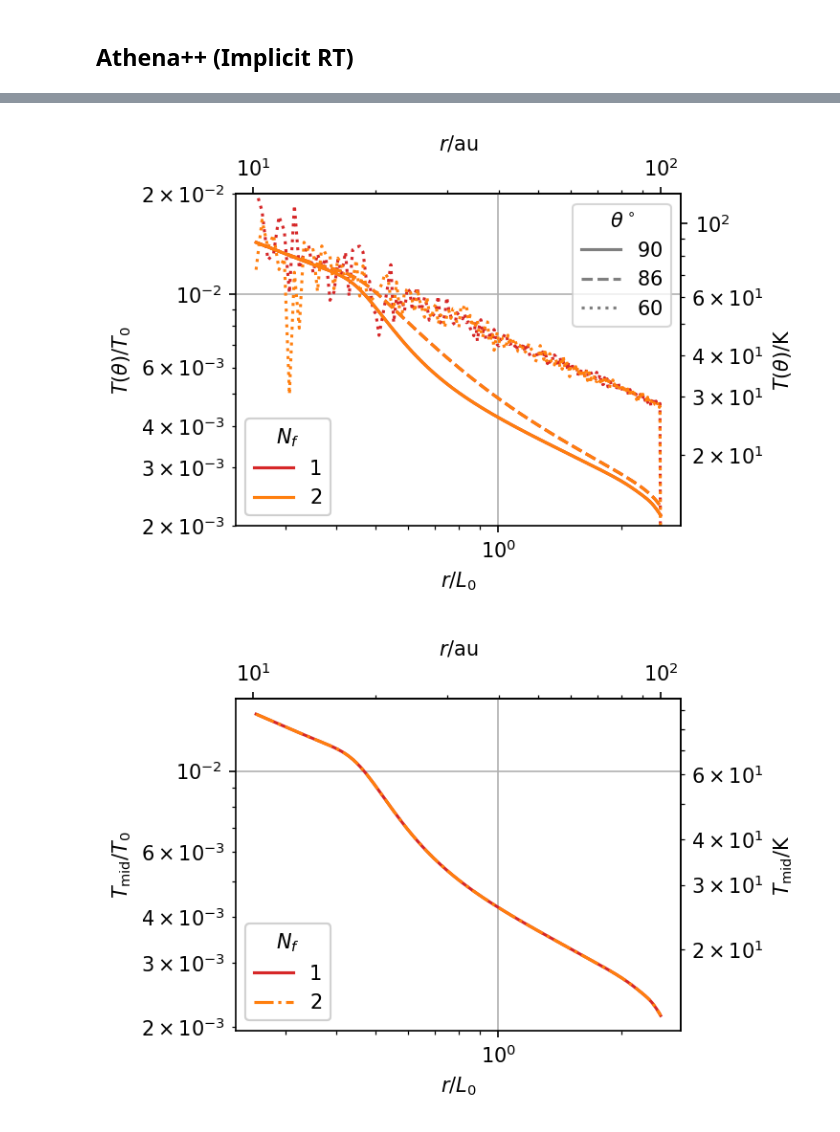
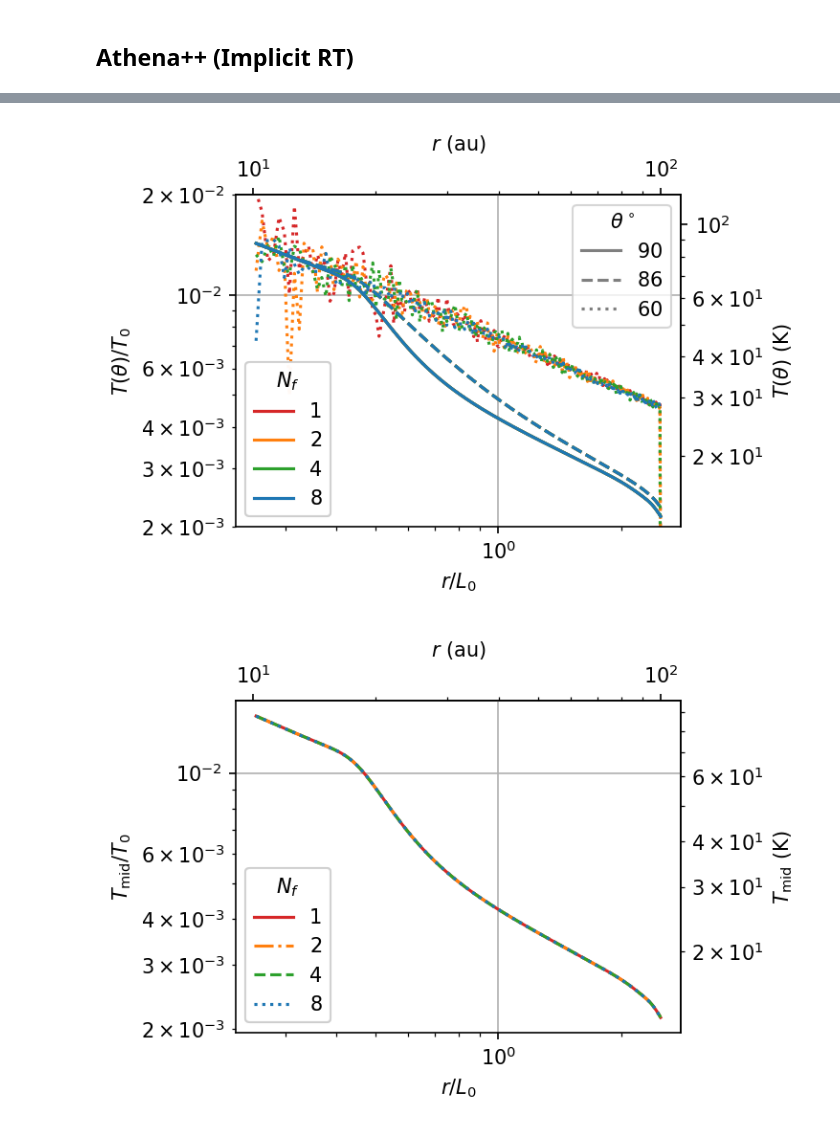
Before and after one commit to sabaronett/rad-hydro, a Jupyter notebook: athena/dev/yanfeij/const_opac_raytrace/implicit/mf_flux/MGRTHeat.ipynb, the cells around one changed output, grey strips where cells are left out. Drawn from its saved outputs; the diff is of its cells as text; code cells hidden in the pictures.

```diff
--- a/athena/dev/yanfeij/const_opac_raytrace/implicit/mf_flux/MGRTHeat.ipynb
+++ b/athena/dev/yanfeij/const_opac_raytrace/implicit/mf_flux/MGRTHeat.ipynb
@@ -379,10 +379,10 @@ problem_id = 'const_opac_raytrace'
 fig, axs = plt.subplots(nrows=2, sharex=True, figsize=(4, 6), dpi=150)
 tab_colors = ['tab:red', 'tab:orange', 'tab:green', 'tab:blue', 'tab:purple',
       'tab:brown', 'tab:pink', 'tab:gray', 'tab:olive', 'tab:cyan']
-runs = ['nfreq1', 'nfreq2']
+lss = ['solid', 'dashdot', 'dashed', 'dotted', (0, (1, 5))]
+runs = ['nfreq1', 'nfreq2', 'nfreq4', 'nfreq8']
 crat = None
 theta = None
-shift = 0
 
 # Read and plot
 for i, run in enumerate(runs):
@@ -391,7 +391,7 @@ for i, run in enumerate(runs):
     Vmax = 4/3*np.pi*athinput['mesh']['x1max']**3
     Vmin = 4/3*np.pi*athinput['mesh']['x1min']**3
     Vtot = (Vmax - Vmin)/2
-    gamma = athinput['hydro']['gamma']       # C_p/C_v = 1 + 2/DoF
+    gamma = athinput['hydro']['gamma'] # C_p/C_v = 1 + 2/DoF
     hst = athena_read.hst(f'{path}/output/{problem_id}.hst')
     T = hst['tot-E']*(gamma - 1)*Vtot/hst['mass']
 
@@ -400,8 +400,8 @@ for i, run in enumerate(runs):
         N_f = athinput['radiation']['n_frequency']
         Er = Er.reshape(-1, N_f)
         Er = Er.sum(axis=1)
-    axs[0].plot(hst['time'], Er, tab_colors[i])
-    axs[1].plot(hst['time'], T, tab_colors[i], label=f'{run[-1:]}')
+    axs[0].plot(hst['time'], Er, tab_colors[i], ls=lss[i])
+    axs[1].plot(hst['time'], T, tab_colors[i], ls=lss[i], label=f'{run[-1:]}')
 
     # Compute light crossing time for oblique beams
     Lx = athinput['mesh']['x1max'] - athinput['mesh']['x1min']
@@ -427,9 +427,9 @@ ax_r = axs[0].secondary_xaxis('top', functions=(t2s, t2s))
 ax_E = axs[0].secondary_yaxis('right', functions=(E2erg, E2erg))
 ax_T = axs[1].secondary_yaxis('right', functions=(T2cgs, T2cgs))
 
-ax_r.set(xlabel=r'$t$/s')
-ax_E.set(ylabel=r'$E_\mathrm{r,tot}$/erg')
-ax_T.set(ylabel=r'$T_\mathrm{tot}$/K')
+ax_r.set(xlabel=r'$t$ (s)')
+ax_E.set(ylabel=r'$E_\mathrm{r,tot}$ (erg)')
+ax_T.set(ylabel=r'$T_\mathrm{tot}$ (K)')
 
 # Plot ghost point(s) for colorless linestyles
 axs[0].plot([], [], 'tab:gray', linestyle=':', label=r'$t_\mathrm{cross}$')
@@ -445,5 +445,5 @@ axs[0].set(ylabel=r'$E_\mathrm{r,tot}/(a_\mathrm{r}T_0^4)$')
 axs[1].legend(title=r'$N_f$')
 axs[1].set(ylabel=r'$T_\mathrm{tot}/T_0$', xlabel='$t/t_0$', xscale='log')
 plt.subplots_adjust(hspace=0)
-# plt.savefig(f'NAME.jpg', bbox_inches='tight', pad_inches=0.01)
+# plt.savefig('filename.pdf', bbox_inches='tight', pad_inches=0.01)
 # %% [output]
@@ -577,7 +517,7 @@ tab_colors = ['tab:red', 'tab:orange', 'tab:green', 'tab:blue', 'tab:purple',
 theta_degs = [90, 86, 60]
 lss = ['solid', 'dashed', 'dotted']
 c_solns, ls_thetas = [], []
-runs = ['nfreq1', 'nfreq2']
+runs = ['nfreq1', 'nfreq2', 'nfreq4', 'nfreq8']
 ylim = (2e-3, 2e-2)
 
 # Read and plot Athena++ solutions
@@ -592,37 +532,37 @@ for i, run in enumerate(runs):
   for th, theta_deg in enumerate(theta_degs):
     j = int(theta_deg/rad2deg/dtheta)
     ax.plot(athdf['x1v'], T_field[j, :], color=tab_colors[i], ls=lss[th])
     if i == 0:
       ls_thetas.append(ax.plot([], [], color='tab:gray', ls=lss[th],
                        label=rf'${theta_deg}$')[0])
 
   c_solns.append(ax.plot([], [], color=tab_colors[i], label=run[5:])[0])
 
 # Plot ghost points for colorless line style and add legends
 ls_legend = plt.legend(title=r'$\theta^\circ$', handles=ls_thetas,
                        loc='upper right')
 color_legend = plt.legend(title=r'$N_f$', handles=c_solns,
                           loc='lower left')
 ax.add_artist(ls_legend)
 ax.add_artist(color_legend)
 
 # Format secondary axes in cgs
 ax_r = ax.secondary_xaxis('top', functions=(r2au, r2au))
 ax_T = ax.secondary_yaxis('right', functions=(T2cgs, T2cgs))
 ax_r.minorticks_on()
 ax_T.minorticks_on()
-ax_r.set(xlabel=r'$r$/au')
-ax_T.set(ylabel=r'$T(\theta)$/K')
+ax_r.set(xlabel=r'$r$ (au)')
+ax_T.set(ylabel=r'$T(\theta)$ (K)')
 
 # Format (sub)plots
 ax.grid()
 ax.minorticks_on()
 ax.set(xlabel=r'$r/L_0$', xscale='log', yscale='log', ylim=ylim,
        ylabel=r'$T(\theta)/T_0$')
 ax.tick_params(axis='both', which='both')
-# plt.savefig('figs/frame.jpg', bbox_inches='tight')
+# plt.savefig('filename.pdf', bbox_inches='tight', pad_inches=0.01)
 # %% [output]
-[figure, old version]
+[figure, new version]
 # %%
 #===============================================================================
 problem_id = 'const_opac_raytrace'
@@ -631,7 +571,7 @@ tab_colors = ['tab:red', 'tab:orange', 'tab:green', 'tab:blue', 'tab:purple',
               'tab:brown', 'tab:pink', 'tab:gray', 'tab:olive', 'tab:cyan']
 lss = ['solid', 'dashdot', 'dashed', 'dotted', (0, (1, 5))]
 c_solns, ls_thetas = [], []
-runs = ['nfreq1', 'nfreq2']
+runs = ['nfreq1', 'nfreq2', 'nfreq4', 'nfreq8']
 
 # Read and plot Athena++ solutions
 for i, run in enumerate(runs):
@@ -659,8 +599,8 @@ ax_r = ax.secondary_xaxis('top', functions=(r2au, r2au))
 ax_T = ax.secondary_yaxis('right', functions=(T2cgs, T2cgs))
 ax_r.minorticks_on()
 ax_T.minorticks_on()
-ax_r.set(xlabel=r'$r$/au')
-ax_T.set(ylabel=r'$T_\mathrm{mid}$/K')
+ax_r.set(xlabel=r'$r$ (au)')
+ax_T.set(ylabel=r'$T_\mathrm{mid}$ (K)')
 
 # Format (sub)plots
 ax.grid()
@@ -668,9 +608,9 @@ ax.minorticks_on()
 ax.set(xlabel=r'$r/L_0$', xscale='log', yscale='log',
        ylabel=r'$T_\mathrm{mid}/T_0$')
 ax.tick_params(axis='both', which='both')
-# plt.savefig('figs/frame.jpg', bbox_inches='tight')
+# plt.savefig('filename.pdf', bbox_inches='tight', pad_inches=0.01)
 # %% [output]
-[figure, old version]
+[figure, new version]
 # %%
 #===============================================================================
 problem_id = 'const_opac_raytrace'
```
Also changed, not shown: parts of 6 cells of this notebook.
